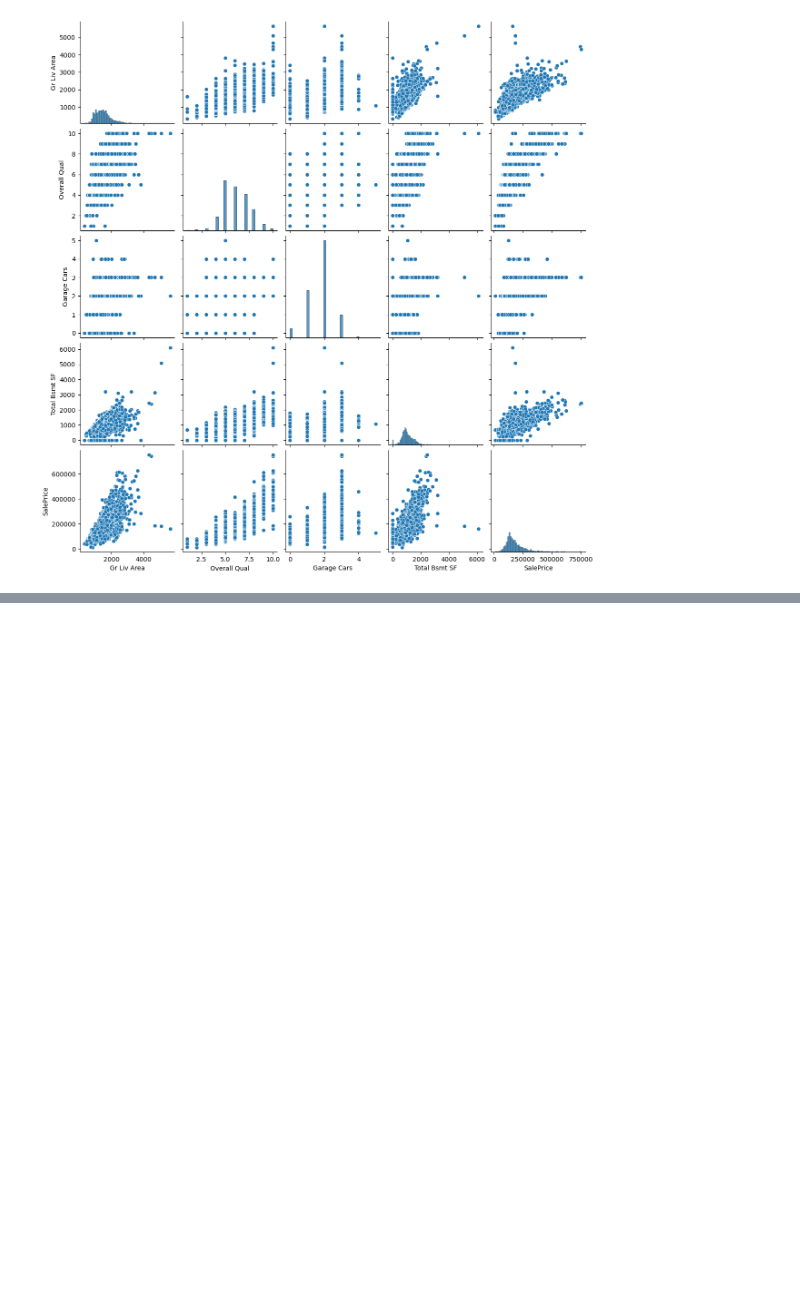
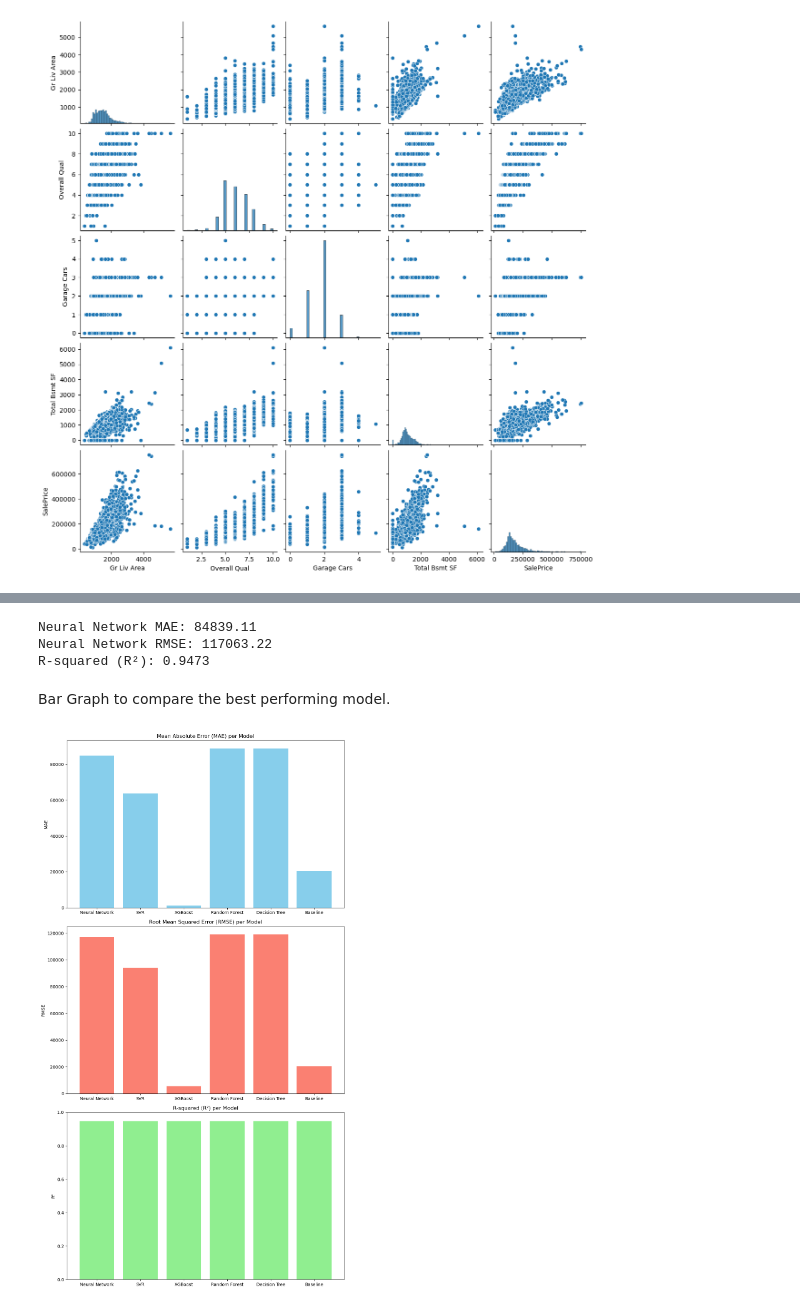
Before and after one commit to Gladwellchebelyon/FututrIntern_DS_03.House-Price-Prediction, a Jupyter notebook: House prediction.ipynb, the cells around one changed output, grey strips where cells are left out. Saved outputs shown, nothing was run; the diff lists cells and outputs as text; code cells hidden in the pictures; blank space fills up the shorter version.

```diff
--- a/House prediction.ipynb
+++ b/House prediction.ipynb
@@ -249,0 +666,57 @@ Passing `palette` without assigning `hue` is deprecated and will be removed in v
+# %%
+from sklearn.neural_network import MLPRegressor
+
+# Instantiate the model
+nn_model = MLPRegressor(hidden_layer_sizes=(100,100), max_iter=500, random_state=42)
+
+# Fit to training data
+nn_model.fit(X_train, y_train)
+
+# Predictions
+y_pred = nn_model.predict(X_test)
+
+# Evaluation
+mae = mean_absolute_error(y_test, y_pred)
+rmse = np.sqrt(mean_squared_error(y_test, y_pred))
+print(f"Neural Network MAE: {mae:.2f}")
+print(f"Neural Network RMSE: {rmse:.2f}")
+print(f"R-squared (R²): {r2:.4f}")
+# %% [output]
+Neural Network MAE: 84839.11
+Neural Network RMSE: 117063.22
+R-squared (R²): 0.9473
+# %% [markdown]
+Bar Graph to compare the best performing model.
+# %%
+import matplotlib.pyplot as plt
+import numpy as np
+
+# Define the model names and performance metrics
+models = ['Neural Network', 'SVR', 'XGBoost', 'Random Forest', 'Decision Tree', 'Baseline']
+mae_values = [84839.11, 63734.83, 1168.40, 88841.39, 88841.39, 20561.37]
+rmse_values = [117063.22, 94228.99, 5594.10, 119105.72, 119105.72, 20561.37]
+r2_values = [0.9473] * len(models)  # Assuming the R² is constant across all
+
+# Plotting
+fig, ax = plt.subplots(3, 1, figsize=(10, 18))
+
+# MAE bar plot
+ax[0].bar(models, mae_values, color='skyblue')
+ax[0].set_title('Mean Absolute Error (MAE) per Model')
+ax[0].set_ylabel('MAE')
+
+# RMSE bar plot
+ax[1].bar(models, rmse_values, color='salmon')
+ax[1].set_title('Root Mean Squared Error (RMSE) per Model')
+ax[1].set_ylabel('RMSE')
+
+# R² bar plot
+ax[2].bar(models, r2_values, color='lightgreen')
+ax[2].set_title('R-squared (R²) per Model')
+ax[2].set_ylabel('R²')
+ax[2].set_ylim(0, 1)  # Limit R² to range [0, 1] for clarity
+
+plt.tight_layout()
+plt.show()
+# %% [output]
+[figure, added]
```
Also changed, not shown: parts of 32 cells of this notebook.
